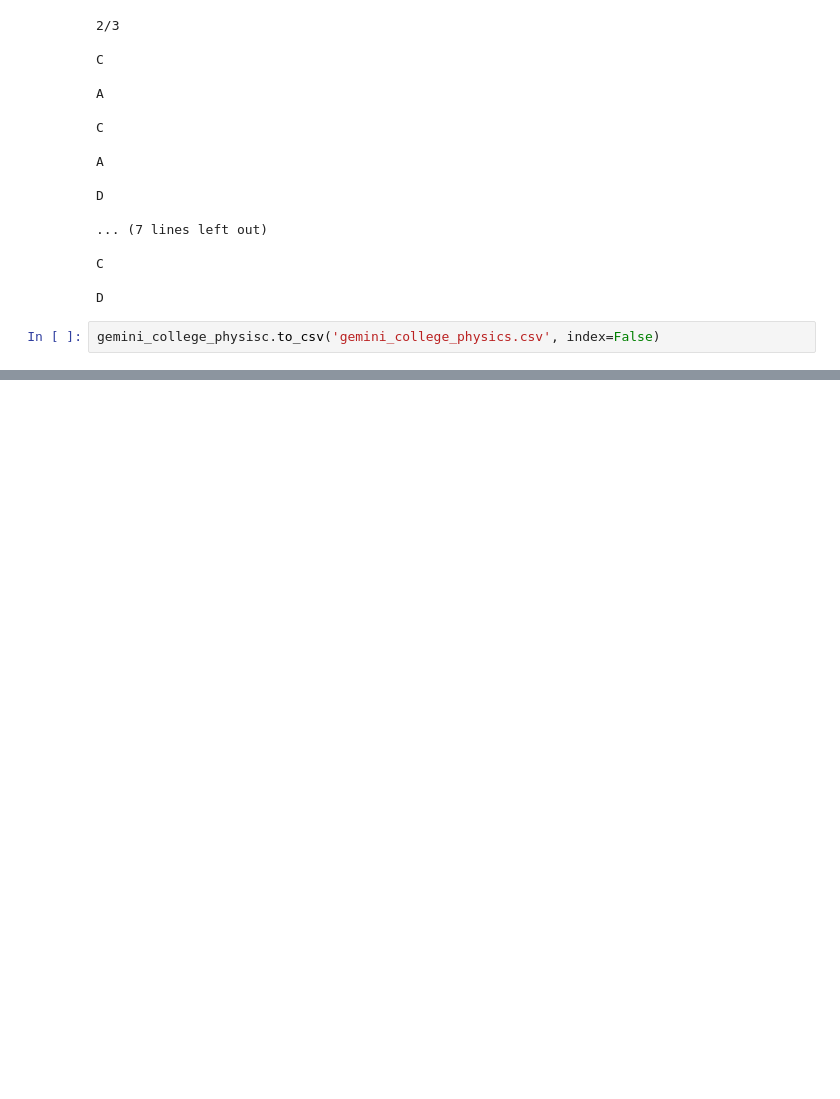
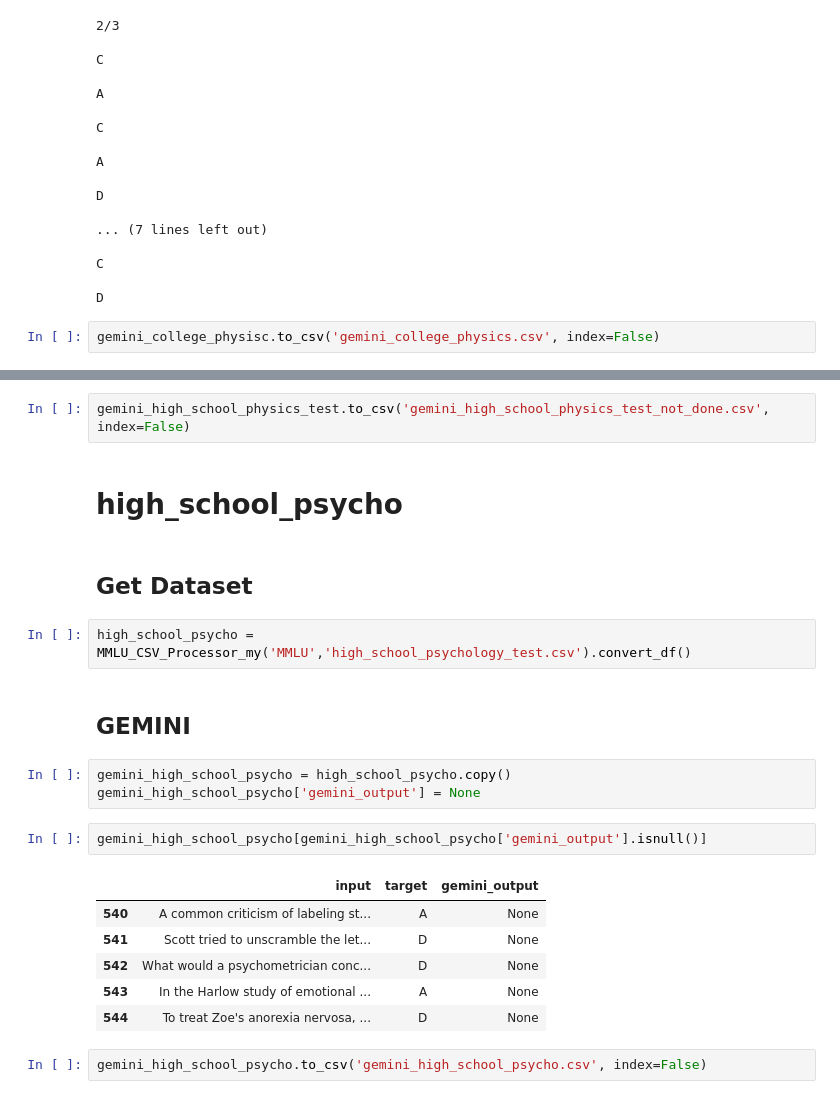
Before and after one commit to ezishr/Undergraduate-Research, a Jupyter notebook: Check points/MMLU/MMLU.ipynb, the cells around one changed output, grey strips where cells are left out. Saved outputs shown, nothing was run; the diff lists cells and outputs as text; blank space fills up the shorter version.

```diff
--- a/Check points/MMLU/MMLU.ipynb
+++ b/Check points/MMLU/MMLU.ipynb
@@ -829,0 +1752,24 @@ gemini_college_physisc.to_csv('gemini_college_physics.csv', index=False)
+# %%
+gemini_high_school_physics_test.to_csv('gemini_high_school_physics_test_not_done.csv', index=False)
+# %% [markdown]
+# high_school_psycho
+# %% [markdown]
+## Get Dataset
+# %%
+high_school_psycho = MMLU_CSV_Processor_my('MMLU','high_school_psychology_test.csv').convert_df()
+# %% [markdown]
+## GEMINI
+# %%
+gemini_high_school_psycho = high_school_psycho.copy()
+gemini_high_school_psycho['gemini_output'] = None
+# %%
+gemini_high_school_psycho[gemini_high_school_psycho['gemini_output'].isnull()]
+# %% [output]
+|  | input | target | gemini_output |
+| 540 | A common criticism of labeling st... | A | None |
+| 541 | Scott tried to unscramble the let... | D | None |
+| 542 | What would a psychometrician conc... | D | None |
+| 543 | In the Harlow study of emotional ... | A | None |
+| 544 | To treat Zoe's anorexia nervosa, ... | D | None |
+# %%
+gemini_high_school_psycho.to_csv('gemini_high_school_psycho.csv', index=False)
```
Also changed, not shown: parts of 161 cells of this notebook, 23 other files.
